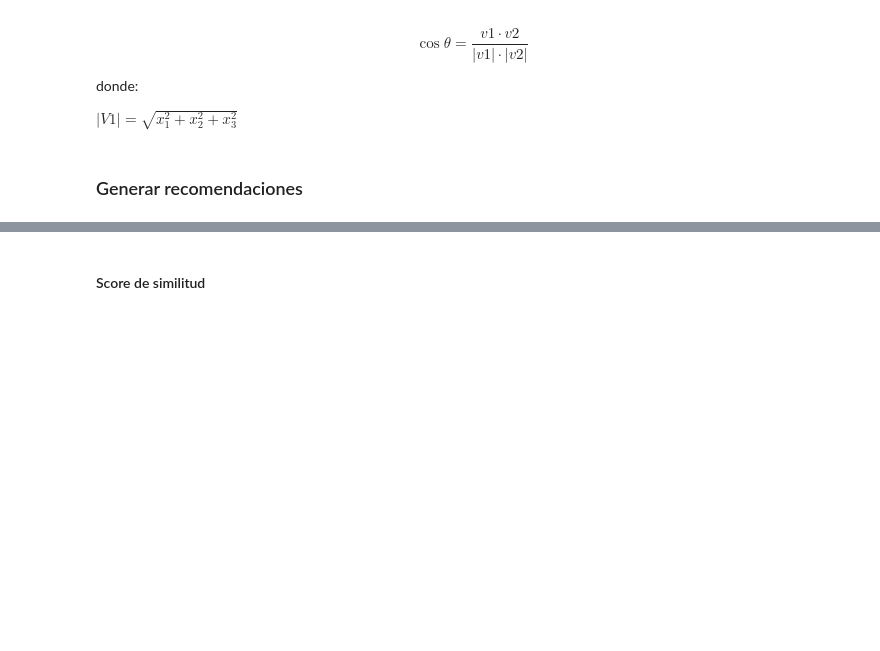
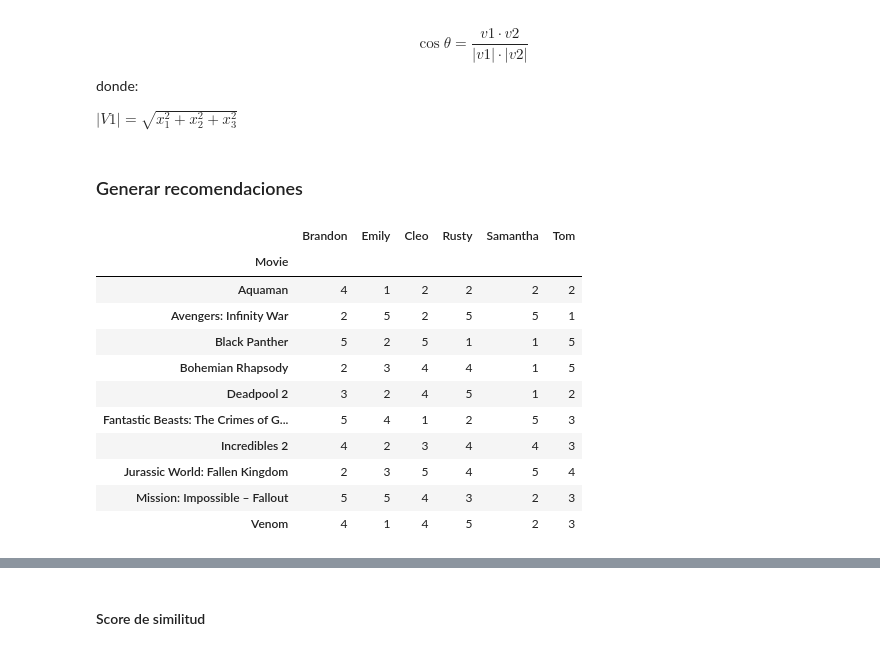
Before and after one commit to Ironhack-Data-Madrid-Abril-2023/apuntes_clase, a Jupyter notebook: semana_8/1.2 - Sistemas de recomendacion.ipynb, the cells around one changed output, grey strips where cells are left out. Drawn from its saved outputs; the diff is of its cells as text; code cells hidden in the pictures; blank space fills up the shorter version.

```diff
--- a/semana_8/1.2 - Sistemas de recomendacion.ipynb
+++ b/semana_8/1.2 - Sistemas de recomendacion.ipynb
@@ -52,3 +134,31 @@ donde:
 $|V1|=\sqrt{x_1^2+x_2^2+x_3^2}$
 # %% [markdown]
 ### Generar recomendaciones
+# %%
+tom={'Aquaman': 2,
+     'Avengers: Infinity War':1,
+     'Black Panther':5,
+     'Bohemian Rhapsody':5,
+     'Deadpool 2':2,
+     'Fantastic Beasts: The Crimes of Grindelwald':3,
+     'Incredibles 2':3,
+     'Jurassic World: Fallen Kingdom':4,
+     'Mission: Impossible – Fallout':3,
+     'Venom':3}
+# %%
+ratings['Tom'] = pd.Series(tom)
+
+ratings
+# %% [output]
+|  | Brandon | Emily | Cleo | Rusty | Samantha | Tom |
+| Movie |  |  |  |  |  |  |
+| Aquaman | 4 | 1 | 2 | 2 | 2 | 2 |
+| Avengers: Infinity War | 2 | 5 | 2 | 5 | 5 | 1 |
+| Black Panther | 5 | 2 | 5 | 1 | 1 | 5 |
+| Bohemian Rhapsody | 2 | 3 | 4 | 4 | 1 | 5 |
+| Deadpool 2 | 3 | 2 | 4 | 5 | 1 | 2 |
+| Fantastic Beasts: The Crimes of G... | 5 | 4 | 1 | 2 | 5 | 3 |
+| Incredibles 2 | 4 | 2 | 3 | 4 | 4 | 3 |
+| Jurassic World: Fallen Kingdom | 2 | 3 | 5 | 4 | 5 | 4 |
+| Mission: Impossible – Fallout | 5 | 5 | 4 | 3 | 2 | 3 |
+| Venom | 4 | 1 | 4 | 5 | 2 | 3 |
```
Also changed, not shown: parts of 19 cells of this notebook.
